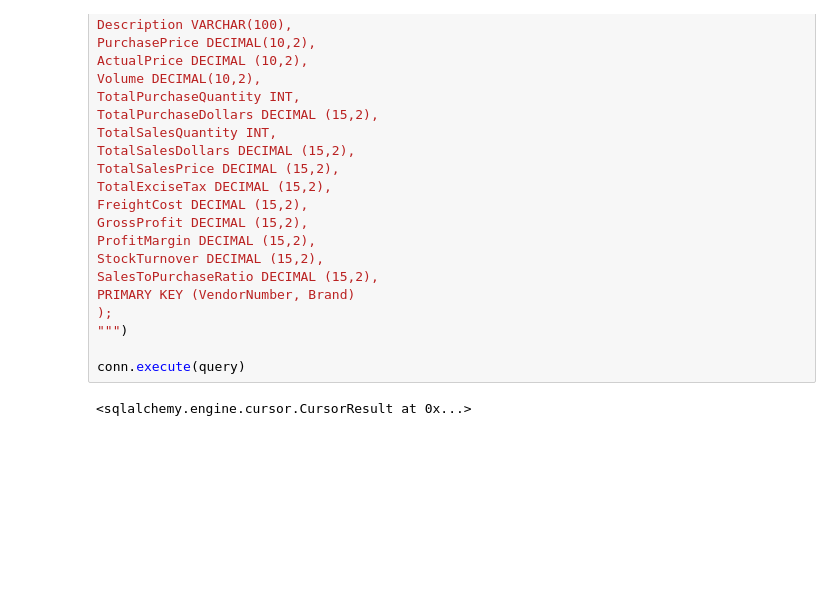
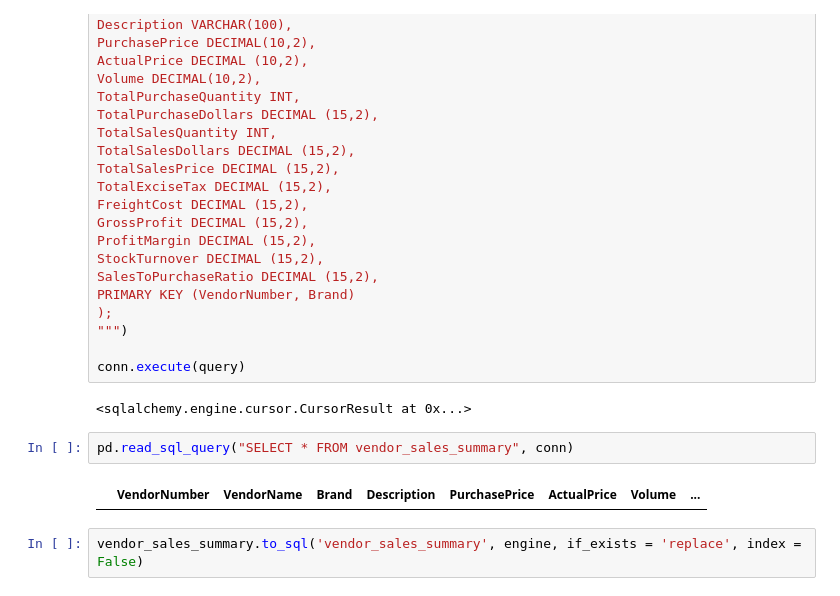
Before and after one commit to Anubhav-100/Vendor-Performance-Analysis, a Jupyter notebook: EDA.ipynb, the cells around one changed output. Drawn from its saved outputs; the diff is of its cells as text; blank space fills up the shorter version.

```diff
--- a/EDA.ipynb
+++ b/EDA.ipynb
@@ -574,6 +575,12 @@ PRIMARY KEY (VendorNumber, Brand)
 conn.execute(query)
 # %% [output]
 <sqlalchemy.engine.cursor.CursorResult at 0x...>
+# %%
+pd.read_sql_query("SELECT * FROM vendor_sales_summary", conn)
+# %% [output]
+|  | VendorNumber | VendorName | Brand | Description | PurchasePrice | ActualPrice | Volume | ... |
+# %%
+vendor_sales_summary.to_sql('vendor_sales_summary', engine, if_exists = 'replace', index = False)
 # %%
 pd.read_sql_query("SELECT * FROM vendor_sales_summary", conn)
 # %% [output]
```
Also changed, not shown: parts of 10 cells of this notebook, 2 other files.
